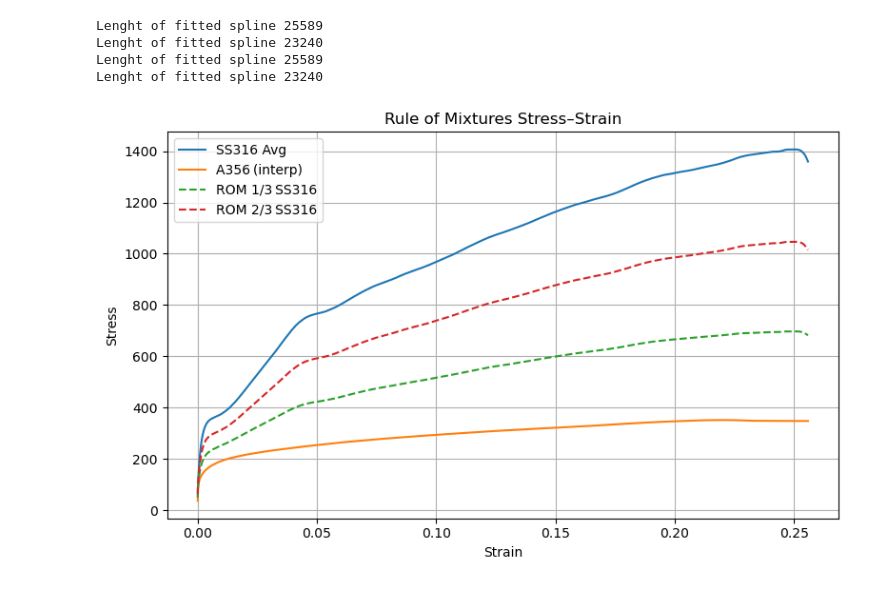
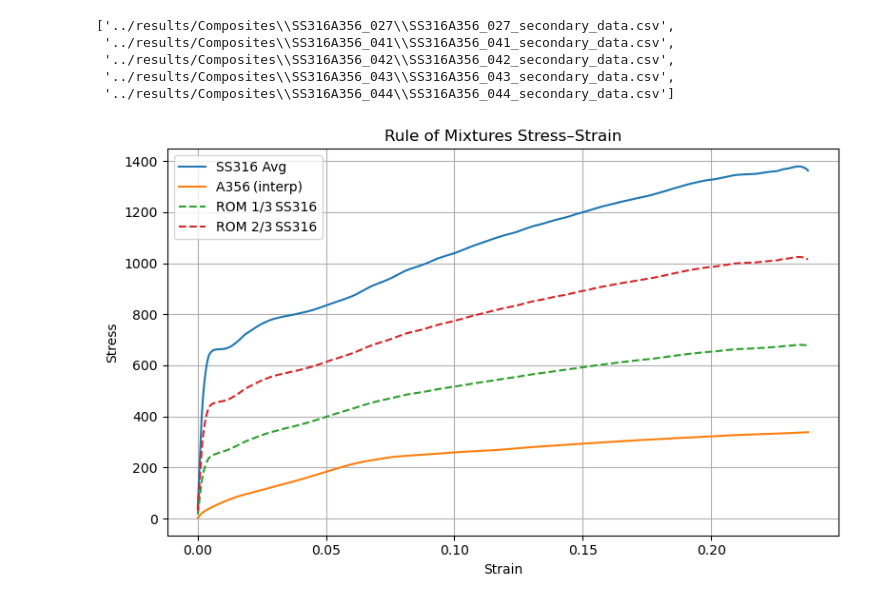
Before and after one commit to UTEP-Dynamic-Materials-Lab/SHPB_Toolkit, a Jupyter notebook: notebooks/CompositeFigures_V1.ipynb, the cells around one changed output. Saved outputs shown, nothing was run; the diff lists cells and outputs as text; code cells hidden in the pictures.

Commit message:
Updated Average function

```diff
--- a/notebooks/CompositeFigures_V1.ipynb
+++ b/notebooks/CompositeFigures_V1.ipynb
@@ -46,8 +28,8 @@ GD13_18in = [composites[x] for x in [25,28,29,30,31]]
 GD23_12in = [composites[x] for x in [10, 21, 22,23]]
 GD23_18in = [composites[x] for x in [6,27,35,36,37,38]]
 
-file_lists = [SS316_12in, A356_12in, SC13_12in, SC23_12in, GD13_12in, GD23_12in]
-#file_lists = [SS316_18in, A356_18in, SC13_18in, SC23_18in, GD13_18in, GD23_18in]
+#file_lists = [SS316_12in, A356_12in, SC13_12in, SC23_12in, GD13_12in, GD23_12in]
+file_lists = [SS316_18in, A356_18in, SC13_18in, SC23_18in, GD13_18in, GD23_18in]
 
 legend_idx = [0,1,2,3,4,5]
 legends = ["SS316", "A356", "SS316-A356 SC 0.33", "SS316-A356 SC 0.66", "SS316-A356 GD 0.33", "SS316-A356 GD 0.66"]
@@ -55,6 +37,6 @@ line_mode = ["solid", "solid", "solid", "solid", "solid", "solid"]
 color = ["blue", "red", "orange", "cornflowerblue", "coral", "green"]
 
 
-fig_path = "../results/CompositeFigures_V1_12in" # Change this!
+fig_path = "../results/CompositeFigures_V1_18in" # Change this!
 os.makedirs(fig_path, exist_ok=True)
 # %%
@@ -132,0 +132,8 @@ def det_average_curve(files, x , y, x_coeff, y_coeff):
+# %%
+SC23_18in
+# %% [output]
+['../results/Composites\\SS316A356_027\\SS316A356_027_secondary_data.csv',
+ '../results/Composites\\SS316A356_041\\SS316A356_041_secondary_data.csv',
+ '../results/Composites\\SS316A356_042\\SS316A356_042_secondary_data.csv',
+ '../results/Composites\\SS316A356_043\\SS316A356_043_secondary_data.csv',
+ '../results/Composites\\SS316A356_044\\SS316A356_044_secondary_data.csv']
@@ -170,8 +179,8 @@ def rule_of_mixtures(SS316, A356, xcolumn, ycolumn, vf_SS=0.33, scale_x=1, scale
         Rule‐of‐mixtures stress with 2/3 SS316 and 1/3 A356.
     """
     # 1) get averaged curves
-    strain_SS316, stress_SS316 = det_average_curve(SS316, xcolumn, ycolumn, scale_x, scale_y)
-    strain_A356, stress_A356 = det_average_curve(A356,   xcolumn, ycolumn, scale_x, scale_y)
+    strain_SS316, stress_SS316, _, _ = median_with_extension(SS316, xcolumn, ycolumn, scale_x, scale_y)
+    strain_A356, stress_A356, _, _ = median_with_extension(A356,   xcolumn, ycolumn, scale_x, scale_y)
 
     # 2) build interpolation of A356 stress vs SS316 strain
     interp_A356 = interp1d(strain_A356, stress_A356, kind='linear', fill_value='extrapolate')
@@ -180,38 +189,34 @@ def rule_of_mixtures(SS316, A356, xcolumn, ycolumn, vf_SS=0.33, scale_x=1, scale
     stress_A356_interp = interp_A356(strain_SS316)
 
     # 4) rule‐of‐mixtures blends
     stress_rm = vf_SS * stress_SS316 + (1 - vf_SS) * stress_A356_interp
 
     return (strain_SS316, stress_SS316, stress_A356_interp, stress_rm)
 
 # suppose file_lists = [path_to_SS316, path_to_A356]
 strain_shared, stress_SS, stress_Al_intp, stress_13 = rule_of_mixtures(file_lists[0], file_lists[1],
                                                                                   xcolumn="True Strain 3W",
                                                                                   ycolumn="True Stress 1W")
 
 strain_shared, stress_SS, stress_Al_intp, stress_23 = rule_of_mixtures(file_lists[0], file_lists[1],
                                                                                   xcolumn="True Strain 3W",
                                                                                   ycolumn="True Stress 1W",
                                                                                   vf_SS=0.66)
 
 plt.figure(figsize=(8,5))
 plt.plot(strain_shared, stress_SS, label="SS316 Avg",         linestyle='-')
 plt.plot(strain_shared, stress_Al_intp, label="A356 (interp)", linestyle='-')
 plt.plot(strain_shared, stress_13, label="ROM 1/3 SS316", linestyle='--')
 plt.plot(strain_shared, stress_23, label="ROM 2/3 SS316", linestyle='--')
 plt.xlabel("Strain")
 plt.ylabel("Stress")
 plt.title("Rule of Mixtures Stress–Strain")
 plt.legend()
 plt.grid(True)
 plt.tight_layout()
 plt.show()
 # %% [output]
-Lenght of fitted spline 25589
-Lenght of fitted spline 23240
-Lenght of fitted spline 25589
-Lenght of fitted spline 23240
-[figure, old version]
+[figure, new version]
 # %%
 # Engineering Stress-Strain Graph
 stress_strain_fig = go.Figure()
```
Also changed, not shown: parts of 12 cells of this notebook, 27 other files.
